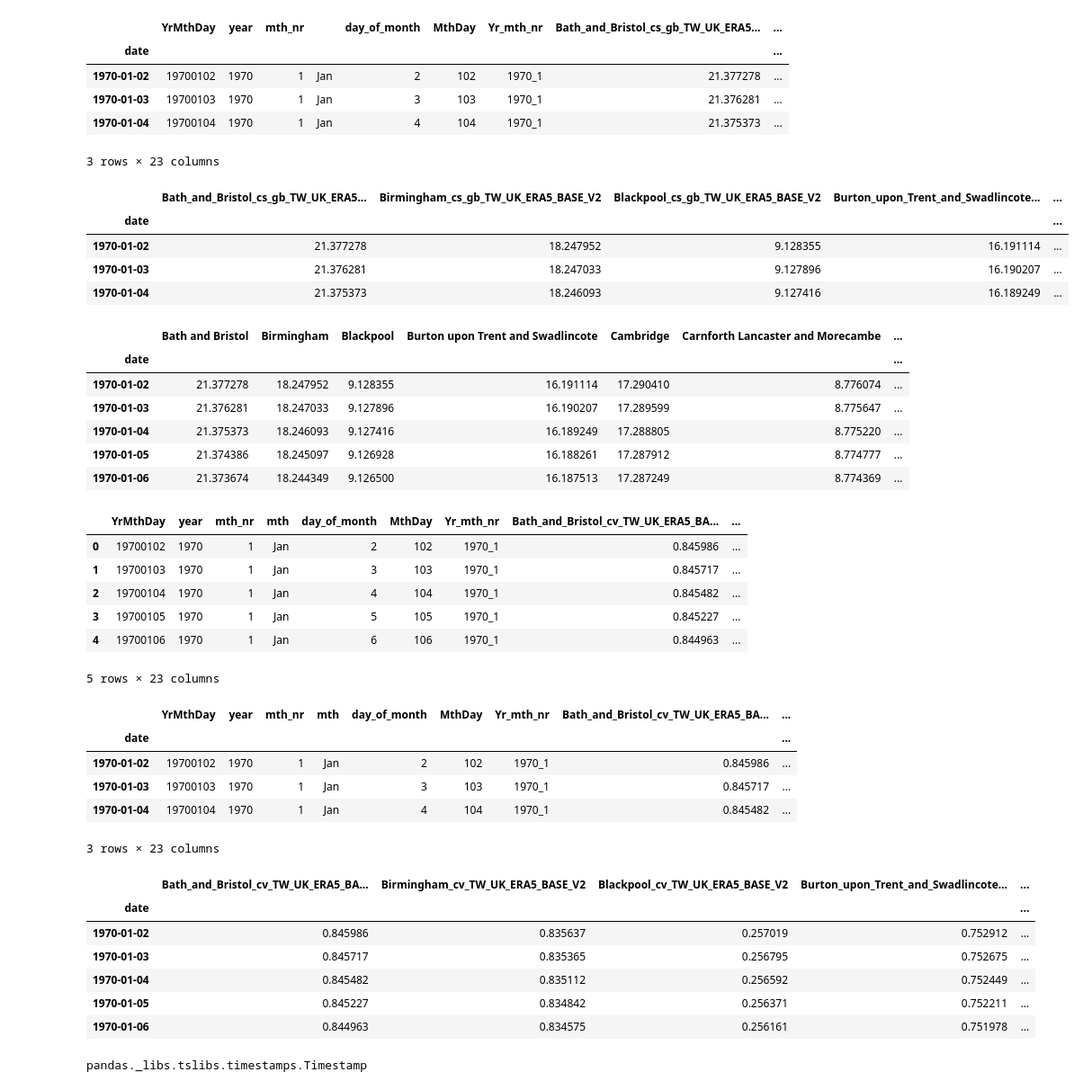
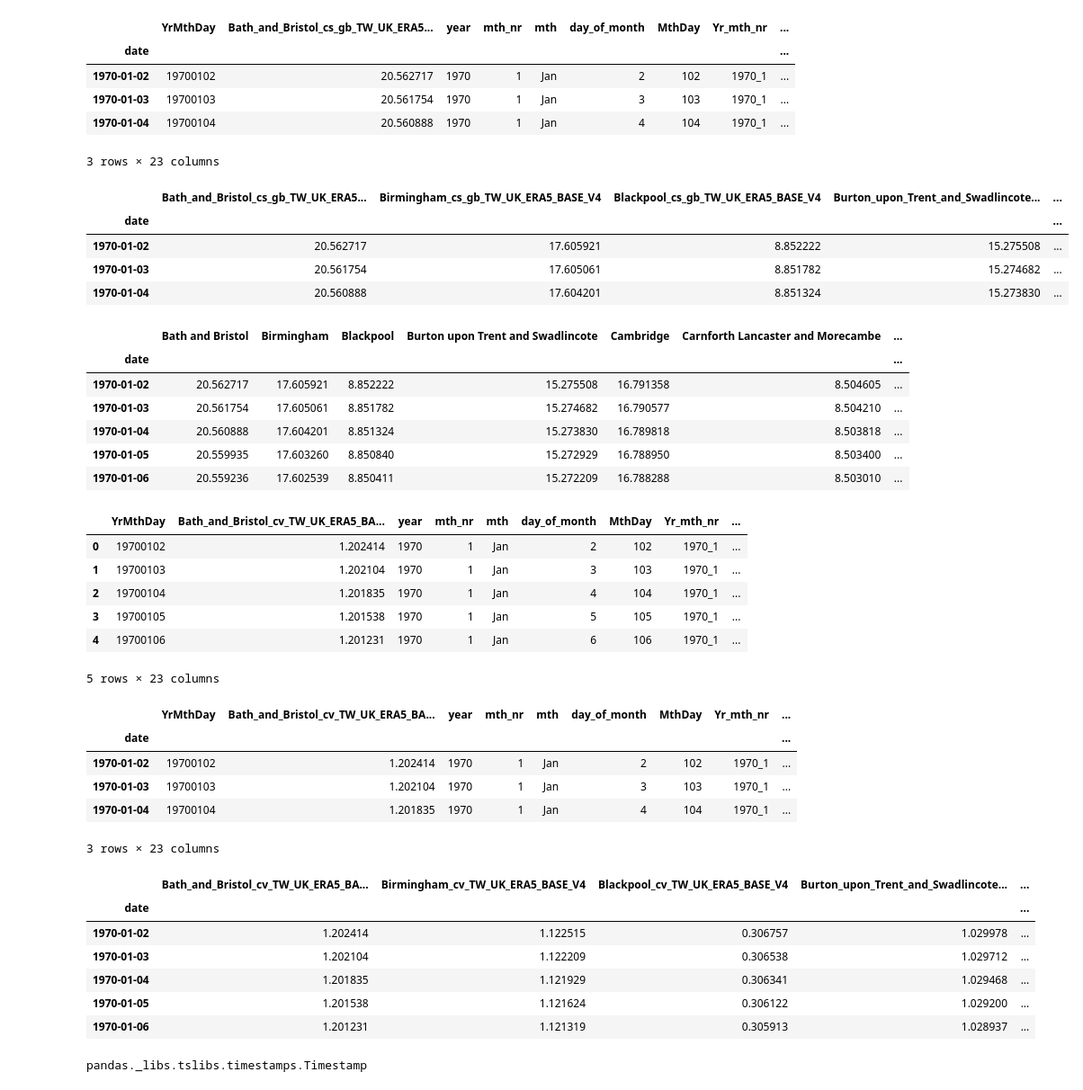
Before and after one commit to FinleyGibson/greensight, a Jupyter notebook: notebooks/pipeline/04_JULES_data.ipynb, the cells around one changed output. Shown: that part at 90% size. Drawn from its saved outputs; the diff is of its cells as text; code cells hidden in the pictures.

Commit message:
udpated JULES to latest data

```diff
--- a/notebooks/pipeline/04_JULES_data.ipynb
+++ b/notebooks/pipeline/04_JULES_data.ipynb
@@ -4,10 +4,10 @@ from greensight.utils import DIR_DATA
 from datetime import datetime
 # %%
 # load JULES data
-path_soil_carbon = DIR_DATA / "share_point/data/JULES_outputs/Level_0_original_outputs/TW_UK_ERA5_BASE_V2_greenbelt16_ts_soil_carbon_interp_final__v1.xlsx"
-path_veg_carbon = DIR_DATA / "share_point/data/JULES_outputs/Level_0_original_outputs/TW_UK_ERA5_BASE_V2_greenbelt16_ts_vegetation_carbon_interp_final__v1.xlsx"
+path_soil_carbon = DIR_DATA / "JULES/TW_UK_ERA5_BASE_V4_greenbelt16_ts_cs_gb_interp_final__v2.csv"
+path_veg_carbon = DIR_DATA / "JULES/TW_UK_ERA5_BASE_V4_greenbelt16_ts_cv_interp_final__v2.csv"
 assert path_soil_carbon.is_file()
 assert path_veg_carbon.is_file()
 
-df_soil_raw = pd.read_excel(path_soil_carbon)
-df_veg_raw = pd.read_excel(path_veg_carbon)
+df_soil_raw = pd.read_csv(path_soil_carbon)
+df_veg_raw = pd.read_csv(path_veg_carbon)
@@ -27,43 +17,42 @@ df_soil.index = pd.to_datetime(df_soil["YrMthDay"].astype(str), format="%Y%m%d")
 df_soil.index.name = "date"
 df_soil.head(3)
 # %% [output]
-|  | YrMthDay | year | mth_nr |  | day_of_month | MthDay | Yr_mth_nr | Bath_and_Bristol_cs_gb_TW_UK_ERA5... | ... |
+|  | YrMthDay | Bath_and_Bristol_cs_gb_TW_UK_ERA5... | year | mth_nr | mth | day_of_month | MthDay | Yr_mth_nr | ... |
 | date |  |  |  |  |  |  |  |  | ... |
-| 1970-01-02 | 19700102 | 1970 | 1 | Jan | 2 | 102 | 1970_1 | 21.377278 | ... |
-| 1970-01-03 | 19700103 | 1970 | 1 | Jan | 3 | 103 | 1970_1 | 21.376281 | ... |
-| 1970-01-04 | 19700104 | 1970 | 1 | Jan | 4 | 104 | 1970_1 | 21.375373 | ... |
+| 1970-01-02 | 19700102 | 20.562717 | 1970 | 1 | Jan | 2 | 102 | 1970_1 | ... |
+| 1970-01-03 | 19700103 | 20.561754 | 1970 | 1 | Jan | 3 | 103 | 1970_1 | ... |
+| 1970-01-04 | 19700104 | 20.560888 | 1970 | 1 | Jan | 4 | 104 | 1970_1 | ... |
 3 rows × 23 columns
 # %%
-df_soil = df_soil.drop(columns=["YrMthDay", "year", "mth_nr", "day_of_month", "MthDay", "Yr_mth_nr"])
-df_soil = df_soil.drop(columns=["                                                                                                                                                                                                                                                                                                                                                                                                                                                                                                                                                                                                                                                                                                                       "])
+df_soil = df_soil.drop(columns=["YrMthDay", "year", "mth_nr", "day_of_month", "MthDay", "Yr_mth_nr", "mth"])
 df_soil.head(3)
 # %% [output]
-|  | Bath_and_Bristol_cs_gb_TW_UK_ERA5... | Birmingham_cs_gb_TW_UK_ERA5_BASE_V2 | Blackpool_cs_gb_TW_UK_ERA5_BASE_V2 | Burton_upon_Trent_and_Swadlincote... | ... |
+|  | Bath_and_Bristol_cs_gb_TW_UK_ERA5... | Birmingham_cs_gb_TW_UK_ERA5_BASE_V4 | Blackpool_cs_gb_TW_UK_ERA5_BASE_V4 | Burton_upon_Trent_and_Swadlincote... | ... |
 | date |  |  |  |  | ... |
-| 1970-01-02 | 21.377278 | 18.247952 | 9.128355 | 16.191114 | ... |
-| 1970-01-03 | 21.376281 | 18.247033 | 9.127896 | 16.190207 | ... |
-| 1970-01-04 | 21.375373 | 18.246093 | 9.127416 | 16.189249 | ... |
+| 1970-01-02 | 20.562717 | 17.605921 | 8.852222 | 15.275508 | ... |
+| 1970-01-03 | 20.561754 | 17.605061 | 8.851782 | 15.274682 | ... |
+| 1970-01-04 | 20.560888 | 17.604201 | 8.851324 | 15.273830 | ... |
 # %%
 df_soil.columns = [c[:-25].replace("_", " ") for c in df_soil.columns]
 df_soil.head(5)
 # %% [output]
 |  | Bath and Bristol | Birmingham | Blackpool | Burton upon Trent and Swadlincote | Cambridge | Carnforth Lancaster and Morecambe | ... |
 | date |  |  |  |  |  |  | ... |
-| 1970-01-02 | 21.377278 | 18.247952 | 9.128355 | 16.191114 | 17.290410 | 8.776074 | ... |
-| 1970-01-03 | 21.376281 | 18.247033 | 9.127896 | 16.190207 | 17.289599 | 8.775647 | ... |
-| 1970-01-04 | 21.375373 | 18.246093 | 9.127416 | 16.189249 | 17.288805 | 8.775220 | ... |
-| 1970-01-05 | 21.374386 | 18.245097 | 9.126928 | 16.188261 | 17.287912 | 8.774777 | ... |
-| 1970-01-06 | 21.373674 | 18.244349 | 9.126500 | 16.187513 | 17.287249 | 8.774369 | ... |
+| 1970-01-02 | 20.562717 | 17.605921 | 8.852222 | 15.275508 | 16.791358 | 8.504605 | ... |
+| 1970-01-03 | 20.561754 | 17.605061 | 8.851782 | 15.274682 | 16.790577 | 8.504210 | ... |
+| 1970-01-04 | 20.560888 | 17.604201 | 8.851324 | 15.273830 | 16.789818 | 8.503818 | ... |
+| 1970-01-05 | 20.559935 | 17.603260 | 8.850840 | 15.272929 | 16.788950 | 8.503400 | ... |
+| 1970-01-06 | 20.559236 | 17.602539 | 8.850411 | 15.272209 | 16.788288 | 8.503010 | ... |
 # %%
 # vegetation
 df_veg_raw.head(5)
 # %% [output]
-|  | YrMthDay | year | mth_nr | mth | day_of_month | MthDay | Yr_mth_nr | Bath_and_Bristol_cv_TW_UK_ERA5_BA... | ... |
-| 0 | 19700102 | 1970 | 1 | Jan | 2 | 102 | 1970_1 | 0.845986 | ... |
-| 1 | 19700103 | 1970 | 1 | Jan | 3 | 103 | 1970_1 | 0.845717 | ... |
-| 2 | 19700104 | 1970 | 1 | Jan | 4 | 104 | 1970_1 | 0.845482 | ... |
-| 3 | 19700105 | 1970 | 1 | Jan | 5 | 105 | 1970_1 | 0.845227 | ... |
-| 4 | 19700106 | 1970 | 1 | Jan | 6 | 106 | 1970_1 | 0.844963 | ... |
+|  | YrMthDay | Bath_and_Bristol_cv_TW_UK_ERA5_BA... | year | mth_nr | mth | day_of_month | MthDay | Yr_mth_nr | ... |
+| 0 | 19700102 | 1.202414 | 1970 | 1 | Jan | 2 | 102 | 1970_1 | ... |
+| 1 | 19700103 | 1.202104 | 1970 | 1 | Jan | 3 | 103 | 1970_1 | ... |
+| 2 | 19700104 | 1.201835 | 1970 | 1 | Jan | 4 | 104 | 1970_1 | ... |
+| 3 | 19700105 | 1.201538 | 1970 | 1 | Jan | 5 | 105 | 1970_1 | ... |
+| 4 | 19700106 | 1.201231 | 1970 | 1 | Jan | 6 | 106 | 1970_1 | ... |
 5 rows × 23 columns
 # %%
 
@@ -72,23 +61,23 @@ df_veg.index = pd.to_datetime(df_veg["YrMthDay"].astype(str), format="%Y%m%d")
 df_veg.index.name = "date"
 df_veg.head(3)
 # %% [output]
-|  | YrMthDay | year | mth_nr | mth | day_of_month | MthDay | Yr_mth_nr | Bath_and_Bristol_cv_TW_UK_ERA5_BA... | ... |
+|  | YrMthDay | Bath_and_Bristol_cv_TW_UK_ERA5_BA... | year | mth_nr | mth | day_of_month | MthDay | Yr_mth_nr | ... |
 | date |  |  |  |  |  |  |  |  | ... |
-| 1970-01-02 | 19700102 | 1970 | 1 | Jan | 2 | 102 | 1970_1 | 0.845986 | ... |
-| 1970-01-03 | 19700103 | 1970 | 1 | Jan | 3 | 103 | 1970_1 | 0.845717 | ... |
-| 1970-01-04 | 19700104 | 1970 | 1 | Jan | 4 | 104 | 1970_1 | 0.845482 | ... |
+| 1970-01-02 | 19700102 | 1.202414 | 1970 | 1 | Jan | 2 | 102 | 1970_1 | ... |
+| 1970-01-03 | 19700103 | 1.202104 | 1970 | 1 | Jan | 3 | 103 | 1970_1 | ... |
+| 1970-01-04 | 19700104 | 1.201835 | 1970 | 1 | Jan | 4 | 104 | 1970_1 | ... |
 3 rows × 23 columns
 # %%
 df_veg = df_veg.drop(columns=["YrMthDay", "year", "mth_nr", "day_of_month", "MthDay", "Yr_mth_nr", "mth"])
 df_veg.head(5)
 # %% [output]
-|  | Bath_and_Bristol_cv_TW_UK_ERA5_BA... | Birmingham_cv_TW_UK_ERA5_BASE_V2 | Blackpool_cv_TW_UK_ERA5_BASE_V2 | Burton_upon_Trent_and_Swadlincote... | ... |
+|  | Bath_and_Bristol_cv_TW_UK_ERA5_BA... | Birmingham_cv_TW_UK_ERA5_BASE_V4 | Blackpool_cv_TW_UK_ERA5_BASE_V4 | Burton_upon_Trent_and_Swadlincote... | ... |
 | date |  |  |  |  | ... |
-| 1970-01-02 | 0.845986 | 0.835637 | 0.257019 | 0.752912 | ... |
-| 1970-01-03 | 0.845717 | 0.835365 | 0.256795 | 0.752675 | ... |
-| 1970-01-04 | 0.845482 | 0.835112 | 0.256592 | 0.752449 | ... |
-| 1970-01-05 | 0.845227 | 0.834842 | 0.256371 | 0.752211 | ... |
-| 1970-01-06 | 0.844963 | 0.834575 | 0.256161 | 0.751978 | ... |
+| 1970-01-02 | 1.202414 | 1.122515 | 0.306757 | 1.029978 | ... |
+| 1970-01-03 | 1.202104 | 1.122209 | 0.306538 | 1.029712 | ... |
+| 1970-01-04 | 1.201835 | 1.121929 | 0.306341 | 1.029468 | ... |
+| 1970-01-05 | 1.201538 | 1.121624 | 0.306122 | 1.029200 | ... |
+| 1970-01-06 | 1.201231 | 1.121319 | 0.305913 | 1.028937 | ... |
 # %%
 df_veg.columns = [c[:-22].replace("_", " ") for c in df_veg.columns]
 df_veg.head(5)
```
Also changed, not shown: parts of 5 cells of this notebook.
